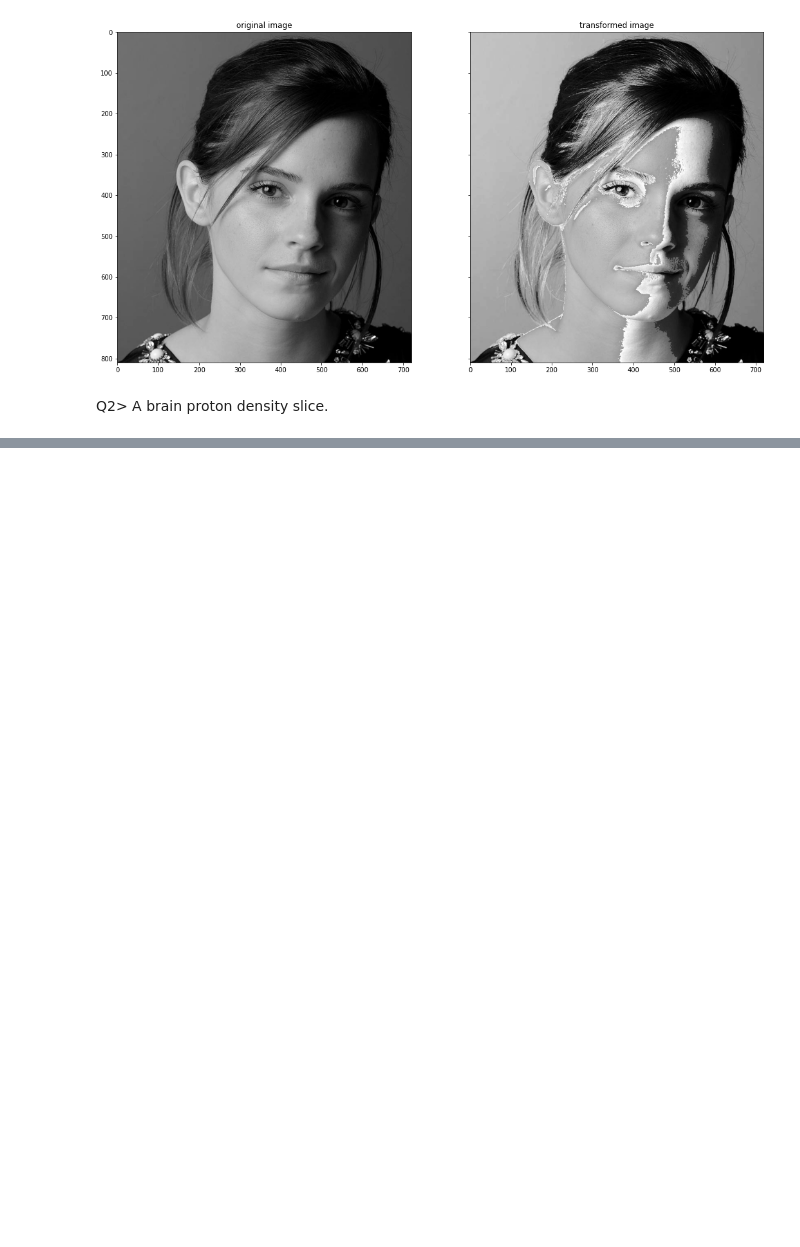
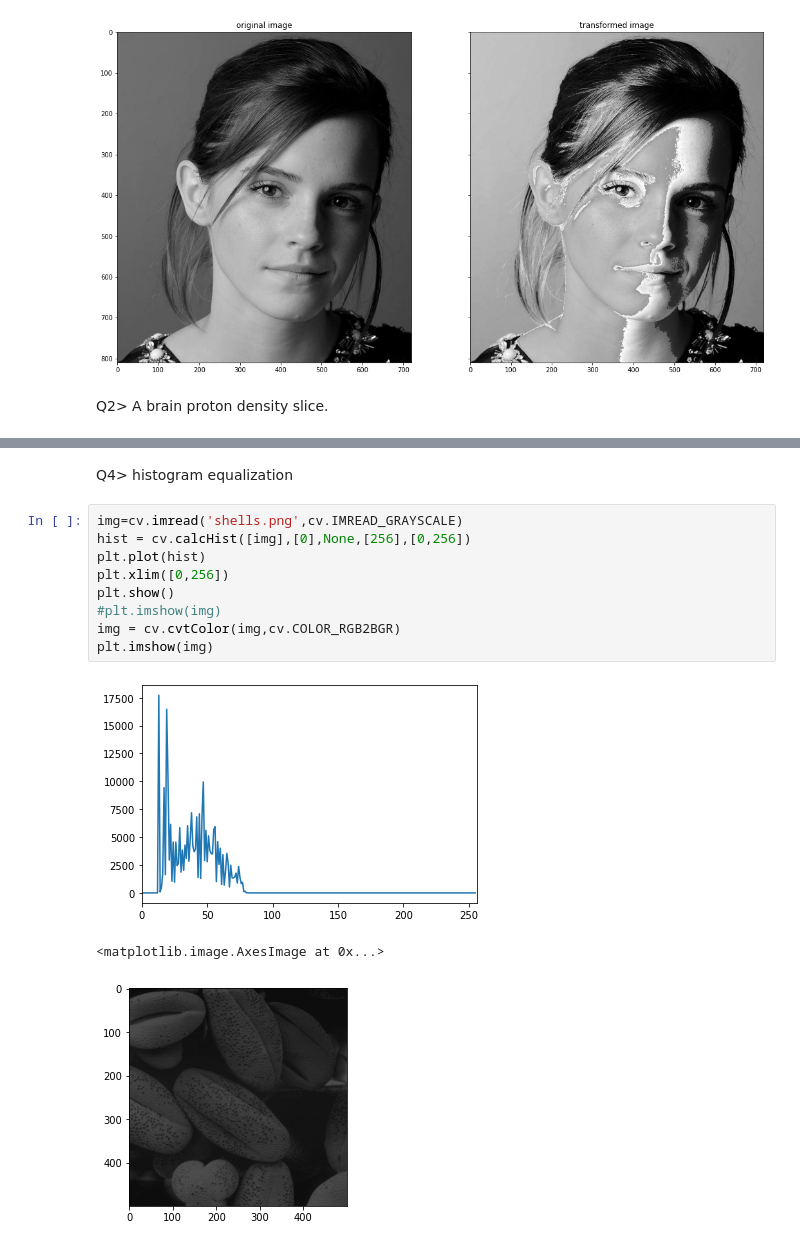
Before and after one commit to SajeepanTharumarasa/EN2550-Fundamentals-of-Image-Processing-and-Machine-Vision, a Jupyter notebook: Assignment_01/assignment_01_190539T.ipynb, the cells around one changed output, grey strips where cells are left out. Drawn from its saved outputs; the diff is of its cells as text; blank space fills up the shorter version.

```diff
--- a/Assignment_01/assignment_01_190539T.ipynb
+++ b/Assignment_01/assignment_01_190539T.ipynb
@@ -99,0 +145,15 @@ Text(0.5, 1.0, 'Transformed image gray matter')
+# %% [markdown]
+Q4> histogram equalization
+# %%
+img=cv.imread('shells.png',cv.IMREAD_GRAYSCALE)
+hist = cv.calcHist([img],[0],None,[256],[0,256])
+plt.plot(hist)
+plt.xlim([0,256])
+plt.show()
+#plt.imshow(img)
+img = cv.cvtColor(img,cv.COLOR_RGB2BGR)
+plt.imshow(img)
+# %% [output]
+[figure, added]
+<matplotlib.image.AxesImage at 0x...>
+[figure, added]
```
Also changed, not shown: parts of 6 cells of this notebook, 5 other files.
